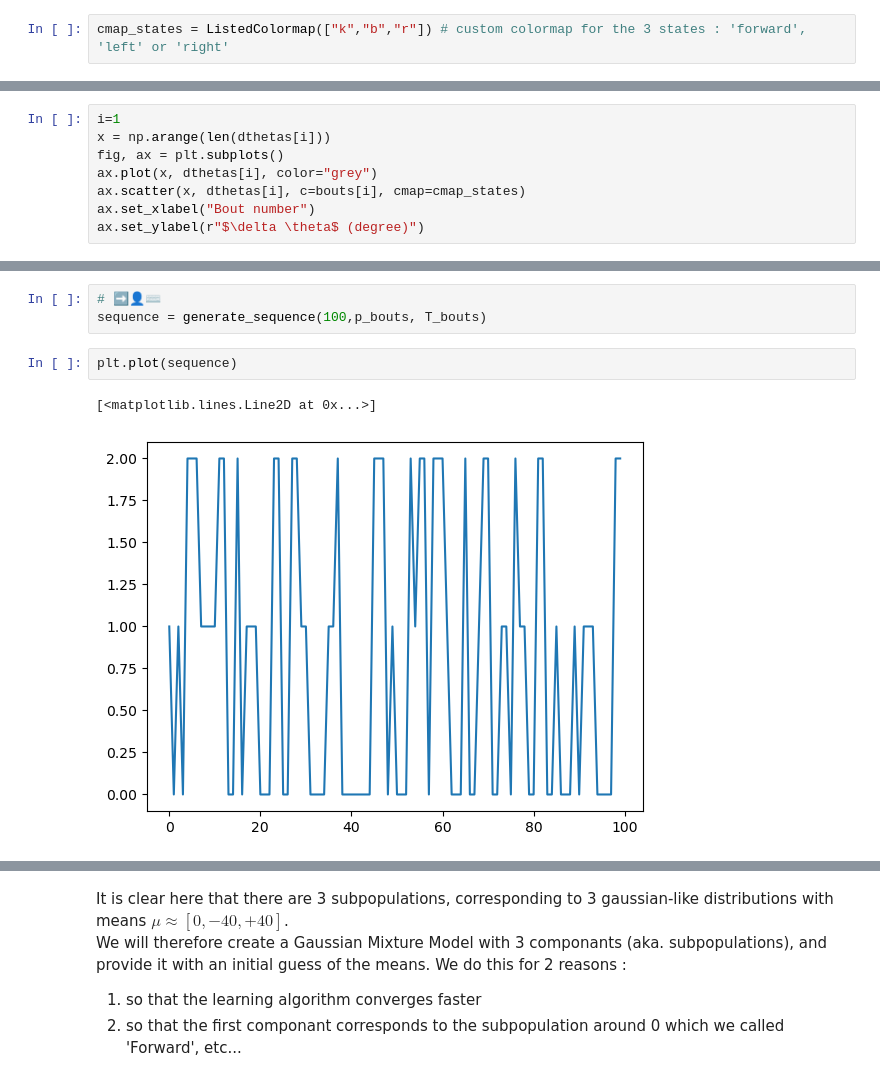
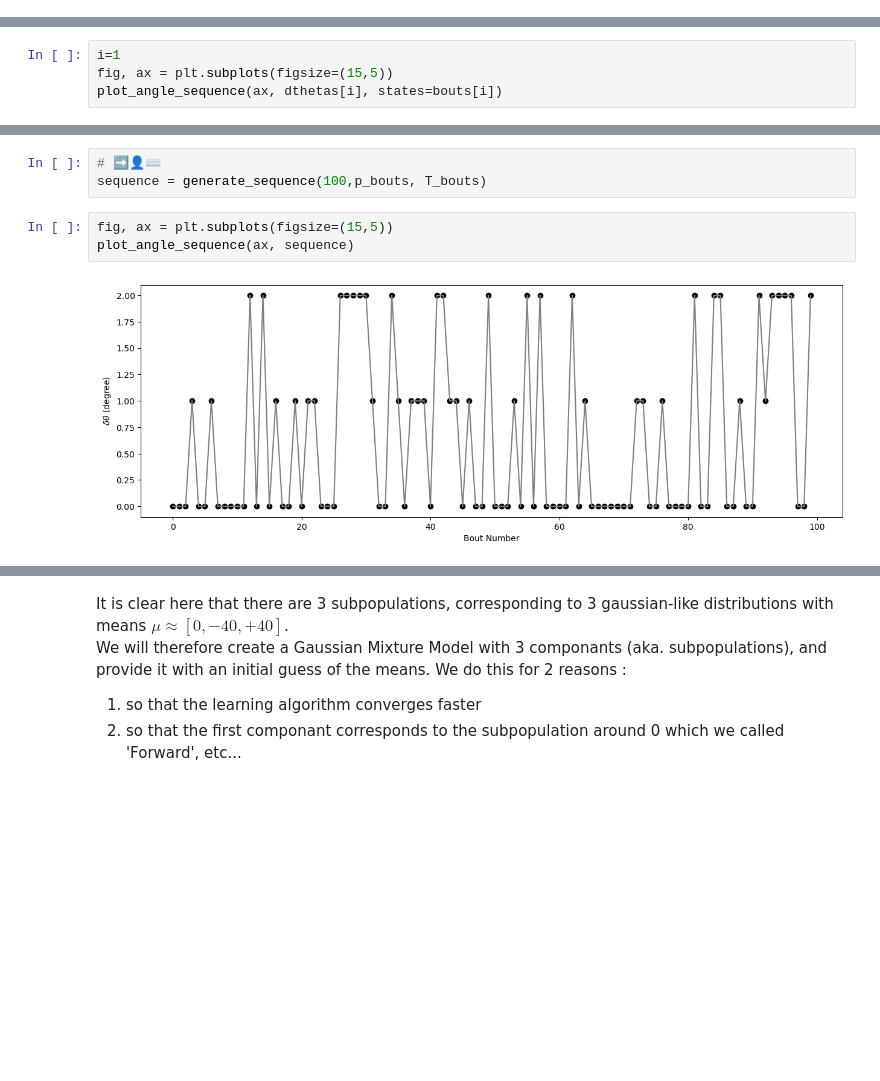
Before and after one commit to EmeEmu/IBIO-Banyuls2023-Python, a Jupyter notebook: day4_HMMs.ipynb, the cells around one changed output, grey strips where cells are left out. Cells and saved outputs as stored; diff of their text form; blank space fills up the shorter version.

```diff
--- a/day4_HMMs.ipynb
+++ b/day4_HMMs.ipynb
@@ -145,5 +118,3 @@ In the first part of this practical, we will :
 3. see how those statistics evolve with temperature
 4. find the stationary distribution of the Markov Chain
 5. use the Markov Chain to generate new sequences of states
-# %%
-cmap_states = ListedColormap(["k","b","r"]) # custom colormap for the 3 states : 'forward', 'left' or 'right'
@@ -289,10 +233,6 @@ Text(0, 0.5, 'Density')
 And let's see what it looks like for an example sequence
 # %%
 i=1
-x = np.arange(len(dthetas[i]))
-fig, ax = plt.subplots()
-ax.plot(x, dthetas[i], color="grey")
-ax.scatter(x, dthetas[i], c=bouts[i], cmap=cmap_states)
-ax.set_xlabel("Bout number")
-ax.set_ylabel(r"$\delta \theta$ (degree)")
+fig, ax = plt.subplots(figsize=(15,5))
+plot_angle_sequence(ax, dthetas[i], states=bouts[i])
 # %% [output]
@@ -768,10 +686,10 @@ Text(0.5, 1.0, 'P(c→n)')
 # ➡️👤⌨️
 sequence = generate_sequence(100,p_bouts, T_bouts)
 # %%
-plt.plot(sequence)
+fig, ax = plt.subplots(figsize=(15,5))
+plot_angle_sequence(ax, sequence)
 # %% [output]
-[<matplotlib.lines.Line2D at 0x...>]
-[figure, old version]
+[figure, new version]
 # %% [markdown]
 # 2. (optional) Gaussian Mixture
 
```
Also changed, not shown: parts of 110 cells of this notebook, 1 other file.
